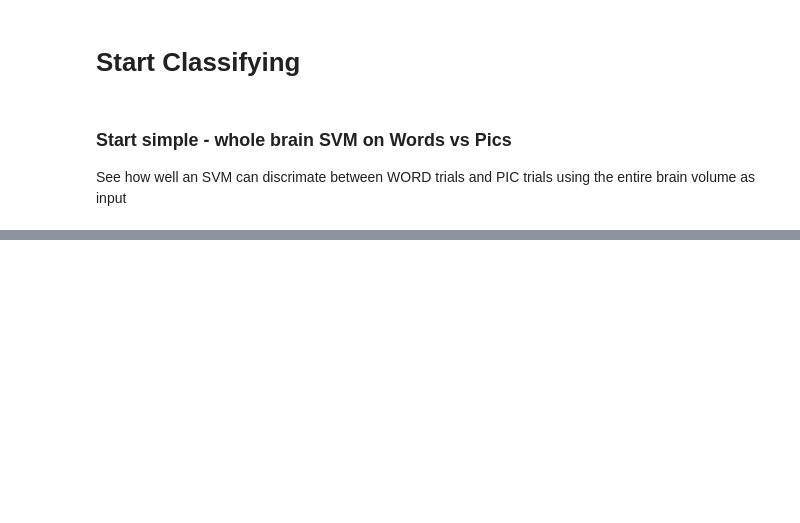
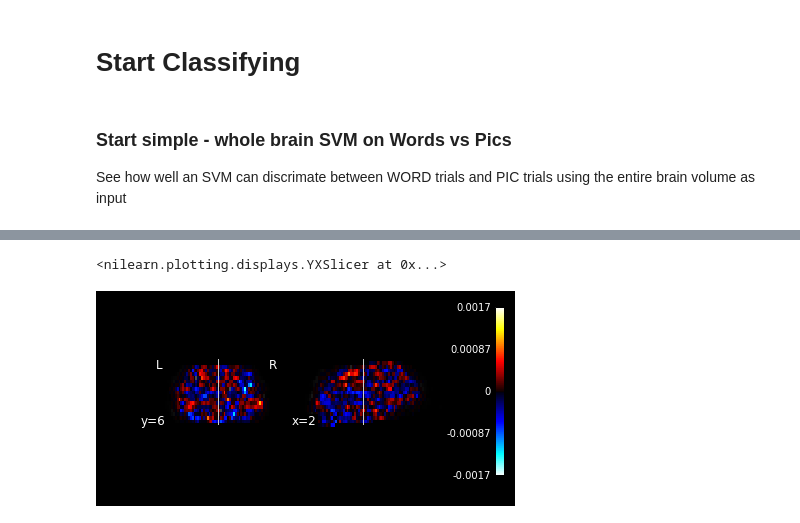
Before and after one commit to jeffmacinnes/TDLS_classify, a Jupyter notebook: analysis/TDLS_sandbox.ipynb, the cells around one changed output, grey strips where cells are left out. Drawn from its saved outputs; the diff is of its cells as text; code cells hidden in the pictures; blank space fills up the shorter version.

```diff
--- a/analysis/TDLS_sandbox.ipynb
+++ b/analysis/TDLS_sandbox.ipynb
@@ -189,0 +196,5 @@ Name: Modality, dtype: object
+# %%
+plot_stat_map(coef_img, bg_img=join(dataDir, subj, 'preprocessed.feat/example_func.nii.gz'), display_mode='yx')
+# %% [output]
+<nilearn.plotting.displays.YXSlicer at 0x...>
+[figure, added]
```
Also changed, not shown: parts of 16 cells of this notebook, 1 other file.
